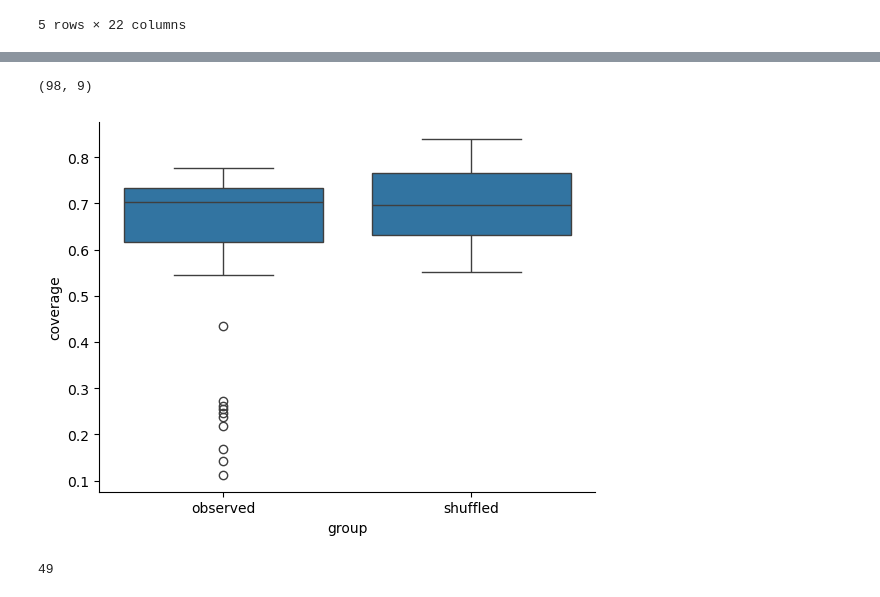
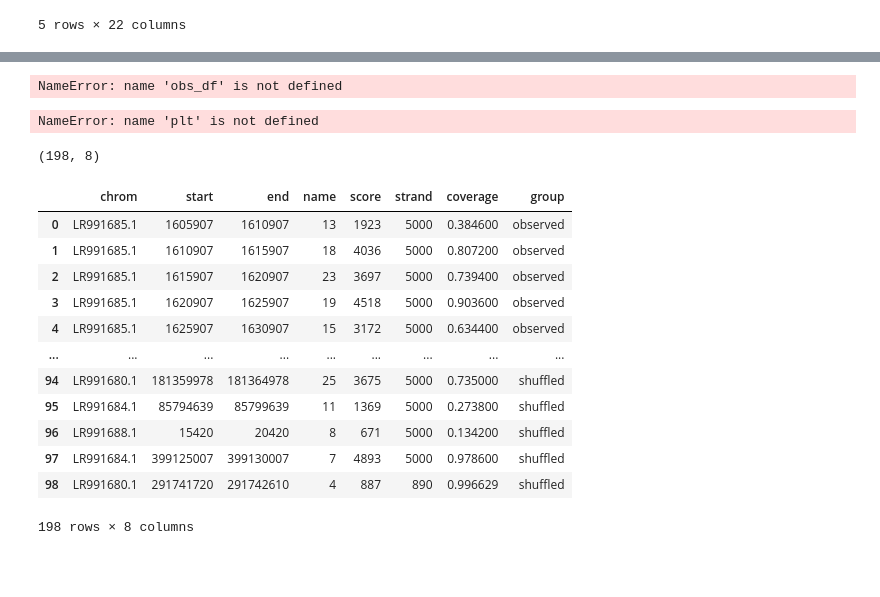
Before and after one commit to jonathan-wells/zinc-finger-grn, a Jupyter notebook: analysis/gene_family_clustering.ipynb, the cells around one changed output, grey strips where cells are left out. Saved outputs shown, nothing was run; the diff lists cells and outputs as text; code cells hidden in the pictures; blank space fills up the shorter version.

```diff
--- a/analysis/gene_family_clustering.ipynb
+++ b/analysis/gene_family_clustering.ipynb
@@ -178,17 +176,51 @@ print(teclass_dfs['all'])
 # %%
-pdch_df = pd.concat([obs_df, exp_df]).rename({'thickStart': 'coverage'}, axis=1)
+pdch_df = pd.concat([obs_df, shuf_df]).rename({'thickStart': 'coverage'}, axis=1)
 pdch_df.shape
 # %% [output]
-(98, 9)
+NameError: name 'obs_df' is not defined
 # %%
 fig, ax = plt.subplots()
-sns.boxplot(data=pdch_df, x='group', y='coverage', notch=False)
+sns.boxplot(data=pdch_df, x='group', y='coverage', notch=True, ax=ax)
+sns.stripplot(data=pdch_df, x='group', y='coverage', ax=ax)
 # ax.set_yscale('log')
 sns.despine()
 plt.show()
 # %% [output]
-[figure, removed]
+NameError: name 'plt' is not defined
 # %%
-print(len(obs_df))
+tr_bed = bt.BedTool('../data/beds/Rana_temporaria_taste_receptors.bed').sort()
+te_bed = bt.BedTool('../data/repeatmasker-out/Rana_temporaria/GCA_905171775.1_aRanTem1.1_genomic.fna.bed')
+genomefile = '../data/genomes/GCA_905171775.1_aRanTem1.1_genomic.genome'
+
+merged_slopped_tr_bed = tr_bed \
+    .slop(g=genomefile,
+          b=1e4) \
+    .merge()
+merged_slopped_tr_bed = merged_slopped_tr_bed.makewindows(w=5e3, b=merged_slopped_tr_bed)
+merged_slopped_shuffled_tr_bed = merged_slopped_tr_bed \
+    .shuffle(g=genomefile)
+
+obs_df = merged_slopped_tr_bed.coverage(b=te_bed).to_dataframe()
+shuf_df = merged_slopped_shuffled_tr_bed.coverage(b=te_bed).to_dataframe()
+obs_df['group'] = 'observed'
+shuf_df['group'] = 'shuffled'
+tr_df = pd.concat([obs_df, shuf_df]).rename({'thickStart': 'coverage'}, axis=1)
+tr_df.shape
 # %% [output]
-49
+(198, 8)
+# %%
+tr_df
+# %% [output]
+|  | chrom | start | end | name | score | strand | coverage | group |
+| 0 | LR991685.1 | 1605907 | 1610907 | 13 | 1923 | 5000 | 0.384600 | observed |
+| 1 | LR991685.1 | 1610907 | 1615907 | 18 | 4036 | 5000 | 0.807200 | observed |
+| 2 | LR991685.1 | 1615907 | 1620907 | 23 | 3697 | 5000 | 0.739400 | observed |
+| 3 | LR991685.1 | 1620907 | 1625907 | 19 | 4518 | 5000 | 0.903600 | observed |
+| 4 | LR991685.1 | 1625907 | 1630907 | 15 | 3172 | 5000 | 0.634400 | observed |
+| ... | ... | ... | ... | ... | ... | ... | ... | ... |
+| 94 | LR991680.1 | 181359978 | 181364978 | 25 | 3675 | 5000 | 0.735000 | shuffled |
+| 95 | LR991684.1 | 85794639 | 85799639 | 11 | 1369 | 5000 | 0.273800 | shuffled |
+| 96 | LR991688.1 | 15420 | 20420 | 8 | 671 | 5000 | 0.134200 | shuffled |
+| 97 | LR991684.1 | 399125007 | 399130007 | 7 | 4893 | 5000 | 0.978600 | shuffled |
+| 98 | LR991680.1 | 291741720 | 291742610 | 4 | 887 | 890 | 0.996629 | shuffled |
+198 rows × 8 columns
```
Also changed, not shown: parts of 13 cells of this notebook, 3 other files.
